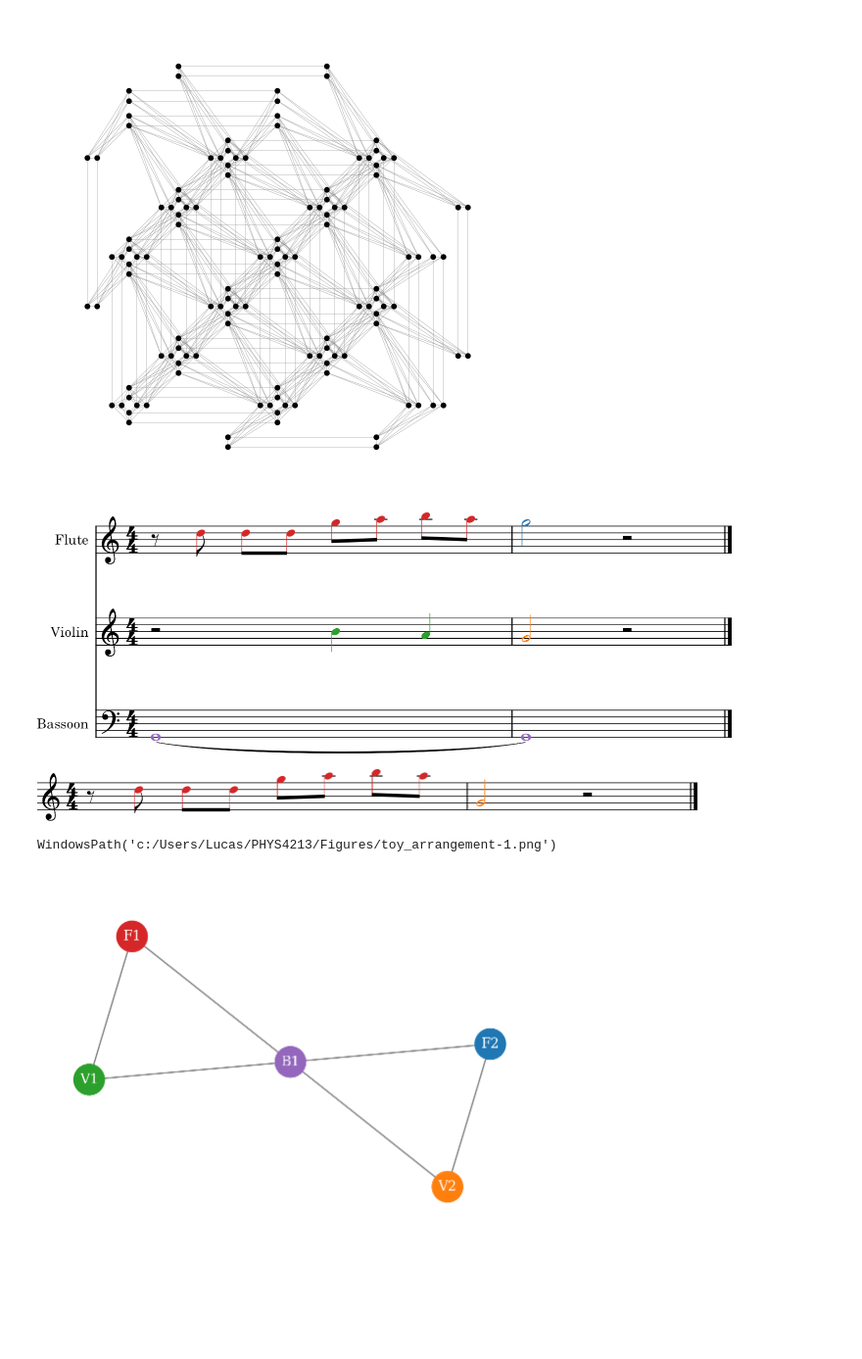
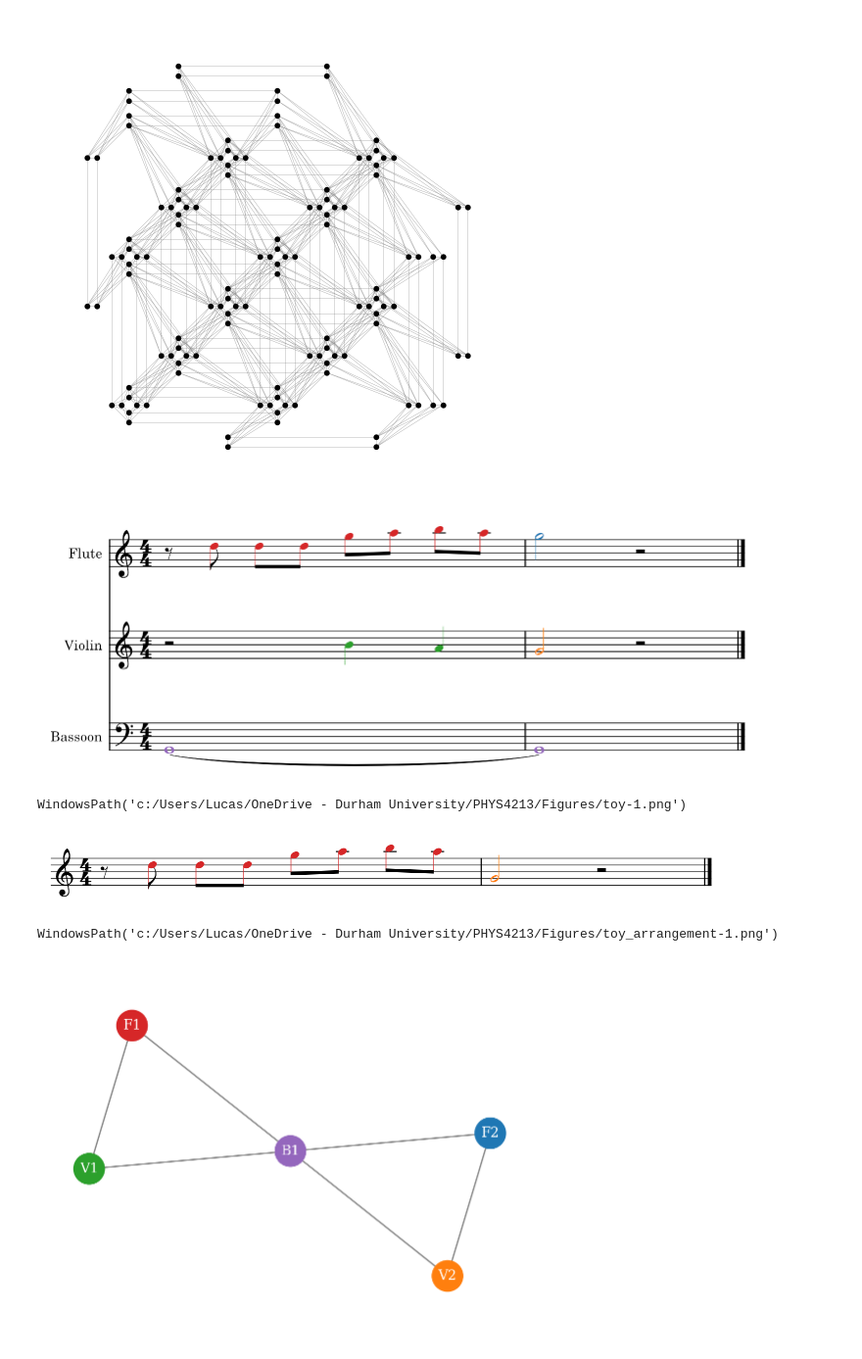
Before and after one commit to KirbyZX/PHYS4213, a Jupyter notebook: Notebooks/Figures.ipynb, the cells around one changed output. Shown at 98% size. Cells and saved outputs as stored; diff of their text form; code cells hidden in the pictures; blank space fills up the shorter version.

Commit message:
Create untrimmed figures

```diff
--- a/Notebooks/Figures.ipynb
+++ b/Notebooks/Figures.ipynb
@@ -33,36 +33,38 @@ f1 = T.RED.value
 f2 = T.BLUE.value
 v1 = T.GREEN.value
 v2 = T.ORANGE.value
 b1 = T.PURPLE.value
 
 toy = stream.Score()
 
 flute = converter.parse("tinyNotation: 4/4 r8 d' d' d' g' a' b' a' g'2 r")
 for el in flute.flatten().getElementsByOffset(0.5,3.5):
     el.style.color = f1
 for el in flute.flatten().getElementsByOffset(4,5):
     el.style.color = f2
 flute.insert(0,instrument.Flute())
 toy.insert(0,flute)
 
 violin = converter.parse("tinyNotation: 4/4 r2 b4 a4 g2 r")
 for el in violin.flatten().getElementsByOffset(2,3):
     el.style.color = v1
 for el in violin.flatten().getElementsByOffset(4,5):
     el.style.color = v2
 violin.insert(0,instrument.Violin())
 toy.insert(0,violin)
 
 bassoon = converter.parse("tinyNotation: 4/4 GG1~ GG1")
 bassoon.insert(0,instrument.Bassoon())
 for el in bassoon.flatten().notes:
     el.style.color = b1
 toy.insert(0,bassoon)
 
-toy.show()
-#toy.write(fmt="musicxml.png", fp="../Figures/toy.png", dpi=300)
+toy.show(leaveMargin=50)
+toy.write(fmt="musicxml.png", fp="../Figures/toy_trim.png", dpi=300)
+toy.write(fmt="musicxml.png", fp="../Figures/toy.png", dpi=300, leaveMargin=50)
 # %% [output]
-[figure, old version]
+[figure, new version]
+WindowsPath('c:/Users/Lucas/OneDrive - Durham University/PHYS4213/Figures/toy-1.png')
 # %%
 # Toy selected score
 toy = stream.Score()
@@ -74,11 +76,12 @@ for el in arrangement.flatten().getElementsByOffset(4,5):
     el.style.color = v2
 toy.insert(0,arrangement)
 
-toy.show()
-#toy.write(fmt="musicxml.png", fp="../Figures/toy_arrangement.png", dpi=300)
+toy.show(leaveMargin=50)
+toy.write(fmt="musicxml.png", fp="../Figures/toy_arrangement_trim.png", dpi=300)
+toy.write(fmt="musicxml.png", fp="../Figures/toy_arrangement.png", dpi=300, leaveMargin=50)
 # %% [output]
-[figure, old version]
+[figure, new version]
-WindowsPath('c:/Users/Lucas/PHYS4213/Figures/toy_arrangement-1.png')
+WindowsPath('c:/Users/Lucas/OneDrive - Durham University/PHYS4213/Figures/toy_arrangement-1.png')
 # %%
 # Toy example graph
 
```
Also changed, not shown: 16 other files.
